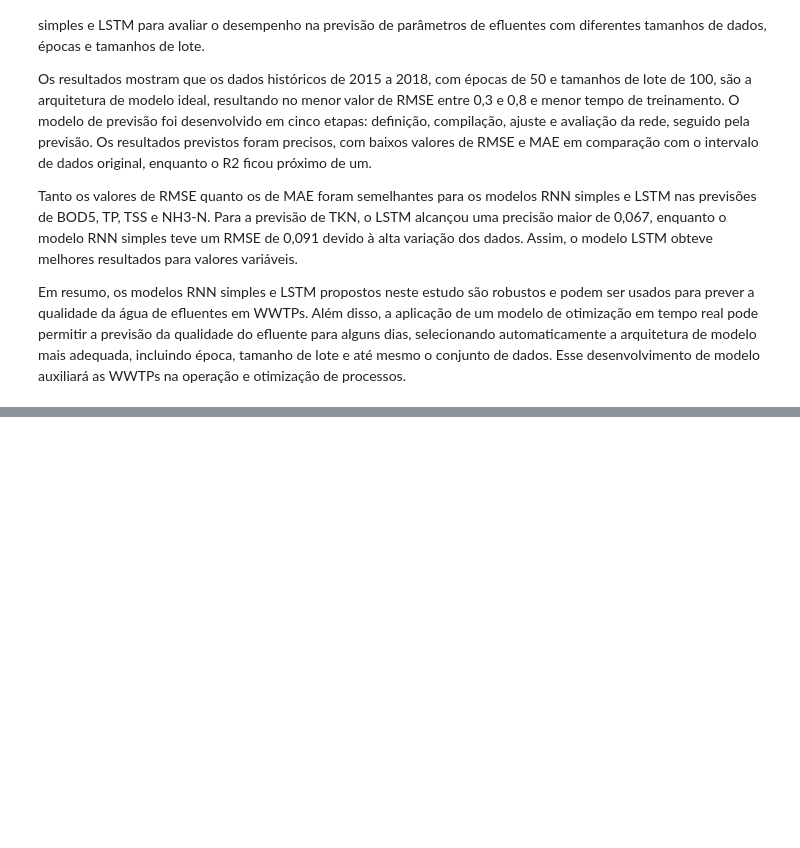
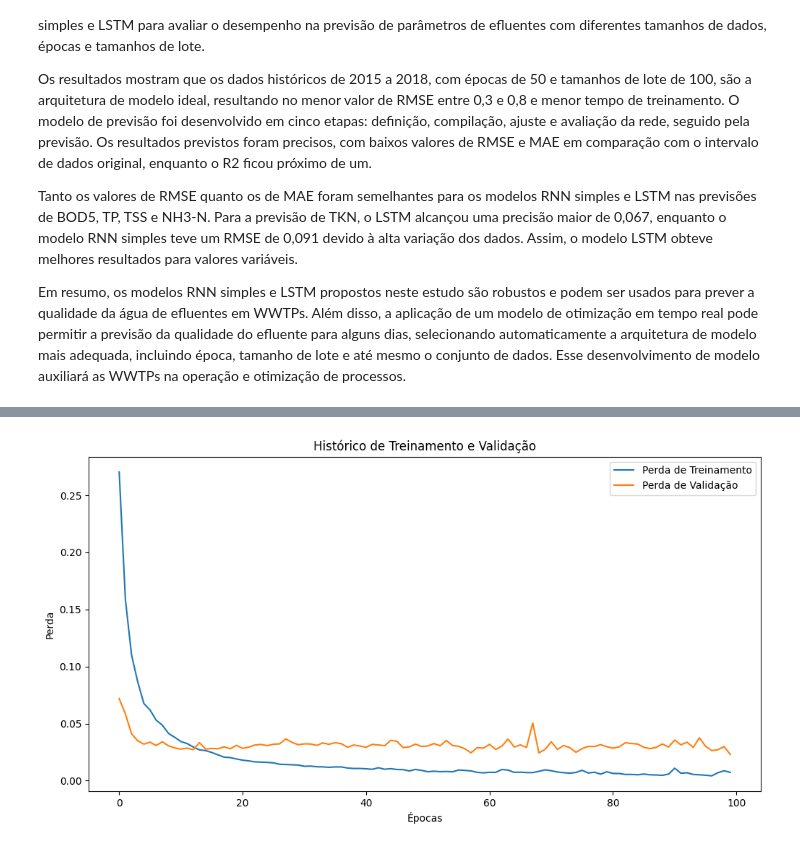
Before and after one commit to leaop/Graduation, a Jupyter notebook: 5 semestre/PIC/projeto.ipynb, the cells around one changed output, grey strips where cells are left out. Cells and saved outputs as stored; diff of their text form; code cells hidden in the pictures; blank space fills up the shorter version.

```diff
--- a/5 semestre/PIC/projeto.ipynb
+++ b/5 semestre/PIC/projeto.ipynb
@@ -863,0 +971,3 @@ from sklearn.model_selection import train_test_split
+# %%
+# Convertendo o dataframe para uma array NumPy
+df_LNN = df_LNN.astype('float32')
@@ -863,0 +991,14 @@ from sklearn.model_selection import train_test_split
+# %%
+# Dividindo os dados em conjuntos de treino e teste
+X_train = X[:int(len(X) * 0.8)]
+X_test = X[int(len(X) * 0.8):]
+
+y_train = Y[:int(len(Y) * 0.8)]
+y_test = Y[int(len(Y) * 0.8):]
+# %%
+# Normalizando os dados de treinamento
+scaler_X = MinMaxScaler(feature_range=(0, 1))
+scaler_y = MinMaxScaler(feature_range=(0, 1))
+
+X_train = scaler_X.fit_transform(X_train.reshape(-1, X_train.shape[-1])).reshape(X_train.shape)
+y_train = scaler_y.fit_transform(y_train.reshape(-1, 1))
@@ -863,0 +1057,3 @@ from sklearn.model_selection import train_test_split
+# %%
+# Treinando a RNN
+history = model.fit(X_train, y_train, epochs=100, batch_size=32, validation_split=0.1, verbose=2)
@@ -863,0 +1078,19 @@ from sklearn.model_selection import train_test_split
+# %%
+plt.figure(figsize=(12, 6))
+
+# Plotando a perda de treinamento
+plt.plot(history.history['loss'], label='Perda de Treinamento')
+
+# Plotando a perda de validação
+plt.plot(history.history['val_loss'], label='Perda de Validação')
+
+# Adicionando título e legendas
+plt.title('Histórico de Treinamento e Validação')
+plt.xlabel('Épocas')
+plt.ylabel('Perda')
+plt.legend()
+
+# Exibindo o gráfico
+plt.show()
+# %% [output]
+[figure, added]
```
Also changed, not shown: parts of 20 cells of this notebook, 3 other files.
